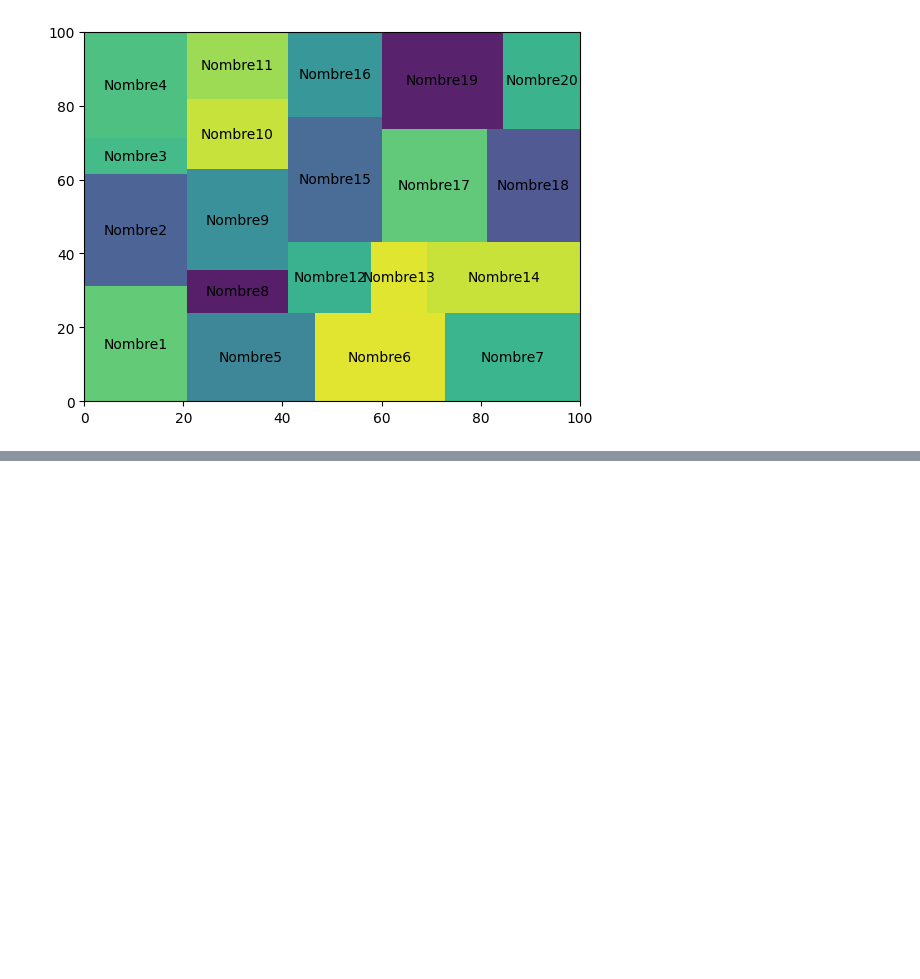
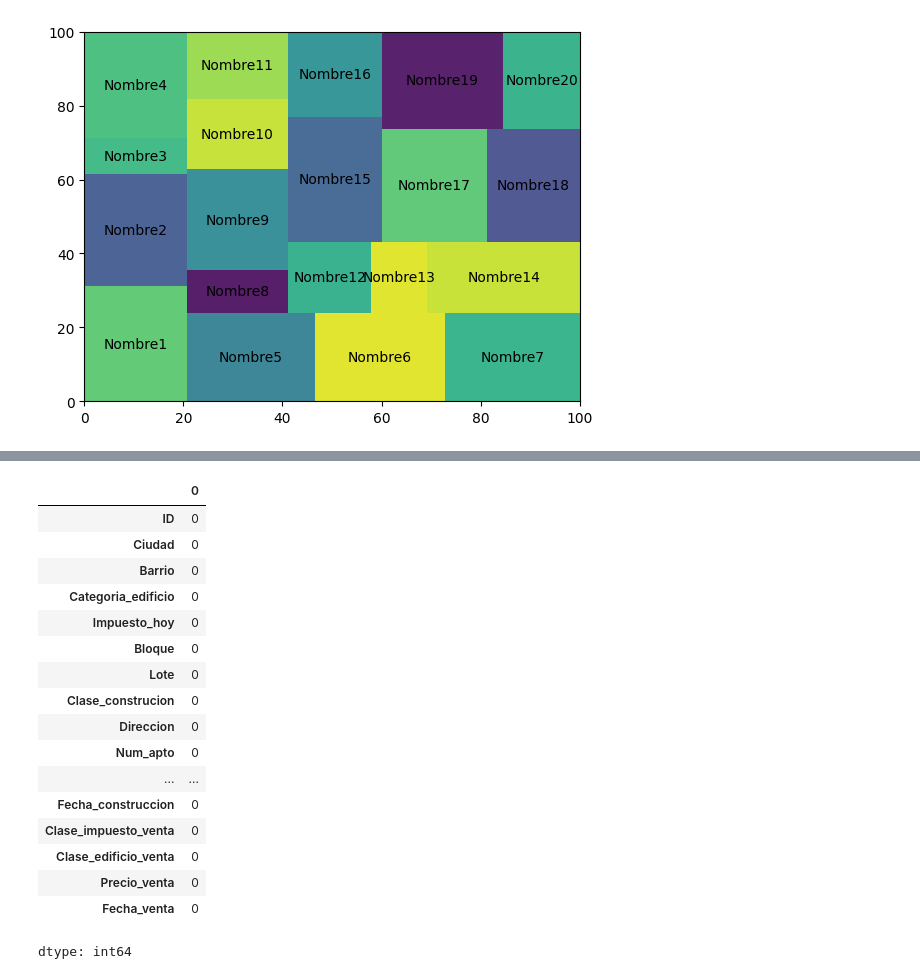
Before and after one commit to FelipeAfana/Apuntes-2-Inteligencia-Artificial, a Jupyter notebook: apuntes_eda.ipynb, the cells around one changed output, grey strips where cells are left out. Cells and saved outputs as stored; diff of their text form; code cells hidden in the pictures; blank space fills up the shorter version.

```diff
--- a/apuntes_eda.ipynb
+++ b/apuntes_eda.ipynb
@@ -271,0 +315,21 @@ plt.show()
+# %%
+pd.isnull(df).sum()
+# %% [output]
+|  | 0 |
+| ID | 0 |
+| Ciudad | 0 |
+| Barrio | 0 |
+| Categoria_edificio | 0 |
+| Impuesto_hoy | 0 |
+| Bloque | 0 |
+| Lote | 0 |
+| Clase_construcion | 0 |
+| Direccion | 0 |
+| Num_apto | 0 |
+| ... | ... |
+| Fecha_construccion | 0 |
+| Clase_impuesto_venta | 0 |
+| Clase_edificio_venta | 0 |
+| Precio_venta | 0 |
+| Fecha_venta | 0 |
+dtype: int64
```
Also changed, not shown: parts of 4 cells of this notebook.
